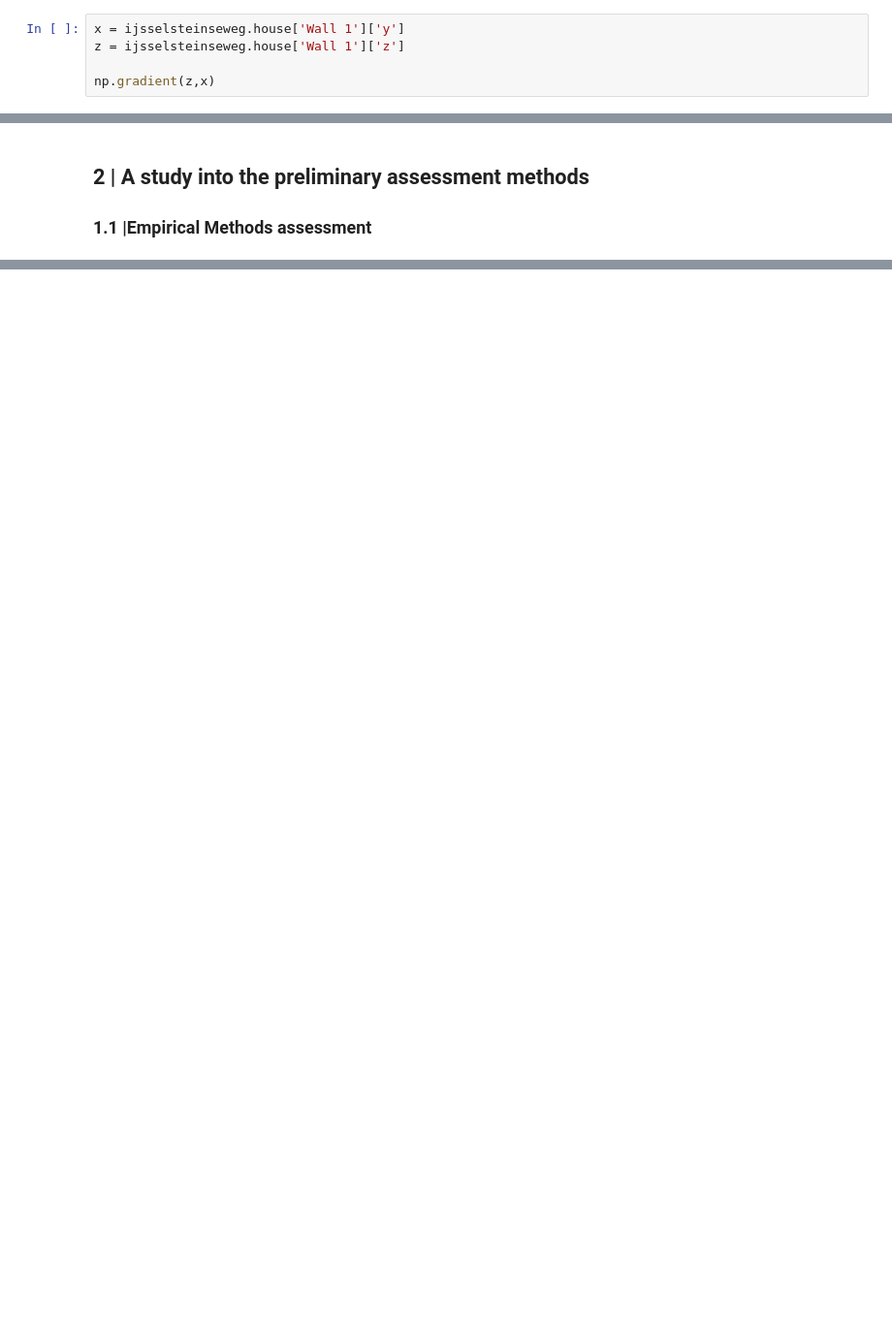
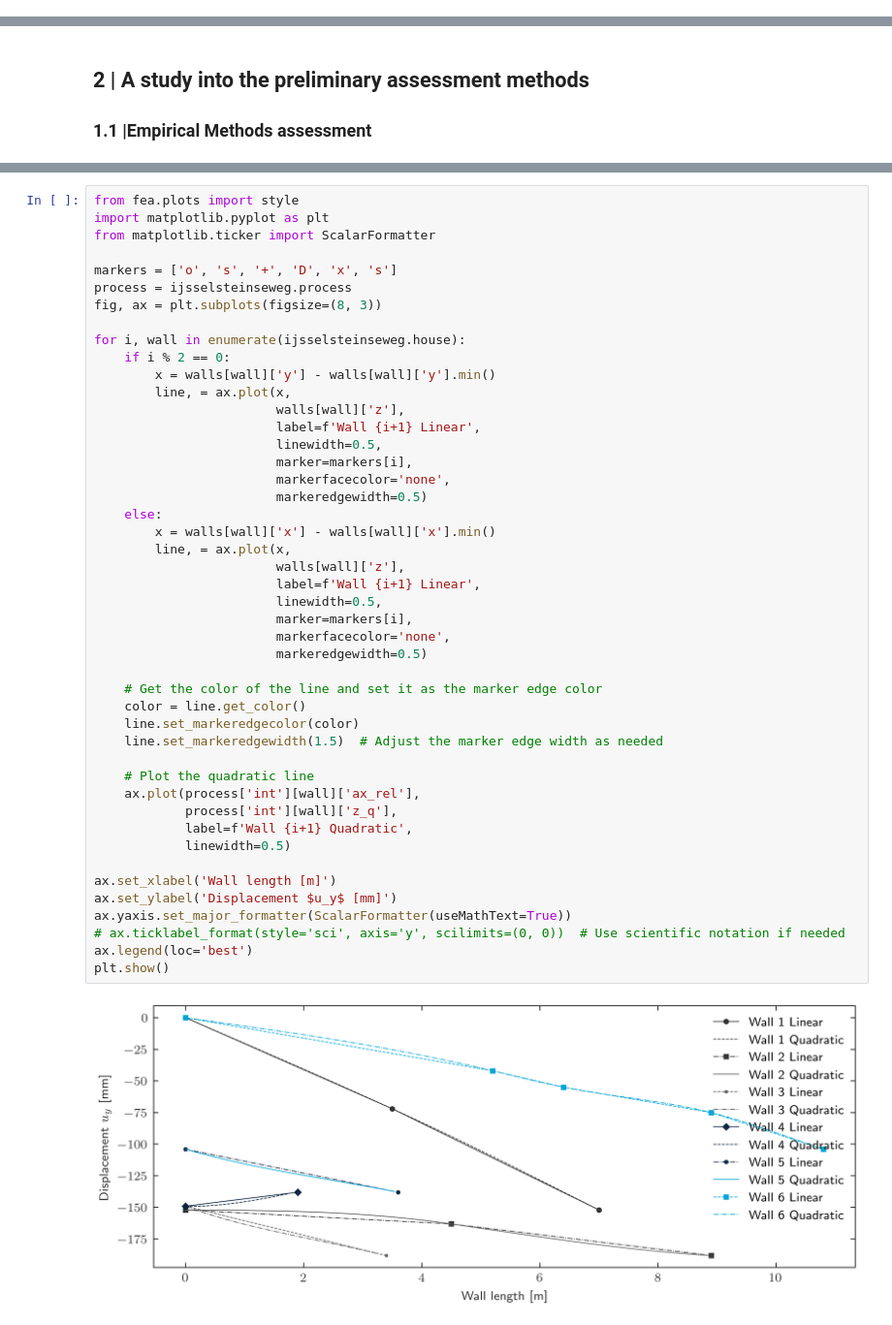
Before and after one commit to MunawarJohar/BRICKS, a Jupyter notebook: bricks/bricks_analytical.ipynb, the cells around one changed output, grey strips where cells are left out. Shown at 97% size. Saved outputs shown, nothing was run; the diff lists cells and outputs as text; blank space fills up the shorter version.

```diff
--- a/bricks/bricks_analytical.ipynb
+++ b/bricks/bricks_analytical.ipynb
@@ -158,5 +127,0 @@ rr
-# %%
-x = ijsselsteinseweg.house['Wall 1']['y']
-z = ijsselsteinseweg.house['Wall 1']['z']
-
-np.gradient(z,x)
@@ -187,0 +160,48 @@ total /= len(ijsselsteinseweg.house)
+# %%
+from fea.plots import style
+import matplotlib.pyplot as plt
+from matplotlib.ticker import ScalarFormatter
+
+markers = ['o', 's', '+', 'D', 'x', 's']
+process = ijsselsteinseweg.process
+fig, ax = plt.subplots(figsize=(8, 3))
+
+for i, wall in enumerate(ijsselsteinseweg.house):
+    if i % 2 == 0:
+        x = walls[wall]['y'] - walls[wall]['y'].min()
+        line, = ax.plot(x,
+                        walls[wall]['z'],
+                        label=f'Wall {i+1} Linear',
+                        linewidth=0.5,
+                        marker=markers[i],
+                        markerfacecolor='none',
+                        markeredgewidth=0.5)
+    else:
+        x = walls[wall]['x'] - walls[wall]['x'].min()
+        line, = ax.plot(x,
+                        walls[wall]['z'],
+                        label=f'Wall {i+1} Linear',
+                        linewidth=0.5,
+                        marker=markers[i],
+                        markerfacecolor='none',
+                        markeredgewidth=0.5)
+
+    # Get the color of the line and set it as the marker edge color
+    color = line.get_color()
+    line.set_markeredgecolor(color)
+    line.set_markeredgewidth(1.5)  # Adjust the marker edge width as needed
+
+    # Plot the quadratic line
+    ax.plot(process['int'][wall]['ax_rel'],
+            process['int'][wall]['z_q'],
+            label=f'Wall {i+1} Quadratic',
+            linewidth=0.5)
+
+ax.set_xlabel('Wall length [m]')
+ax.set_ylabel('Displacement $u_y$ [mm]')
+ax.yaxis.set_major_formatter(ScalarFormatter(useMathText=True))
+# ax.ticklabel_format(style='sci', axis='y', scilimits=(0, 0))  # Use scientific notation if needed
+ax.legend(loc='best')
+plt.show()
+# %% [output]
+[figure, added]
```
Also changed, not shown: parts of 16 cells of this notebook, 14 other files.
